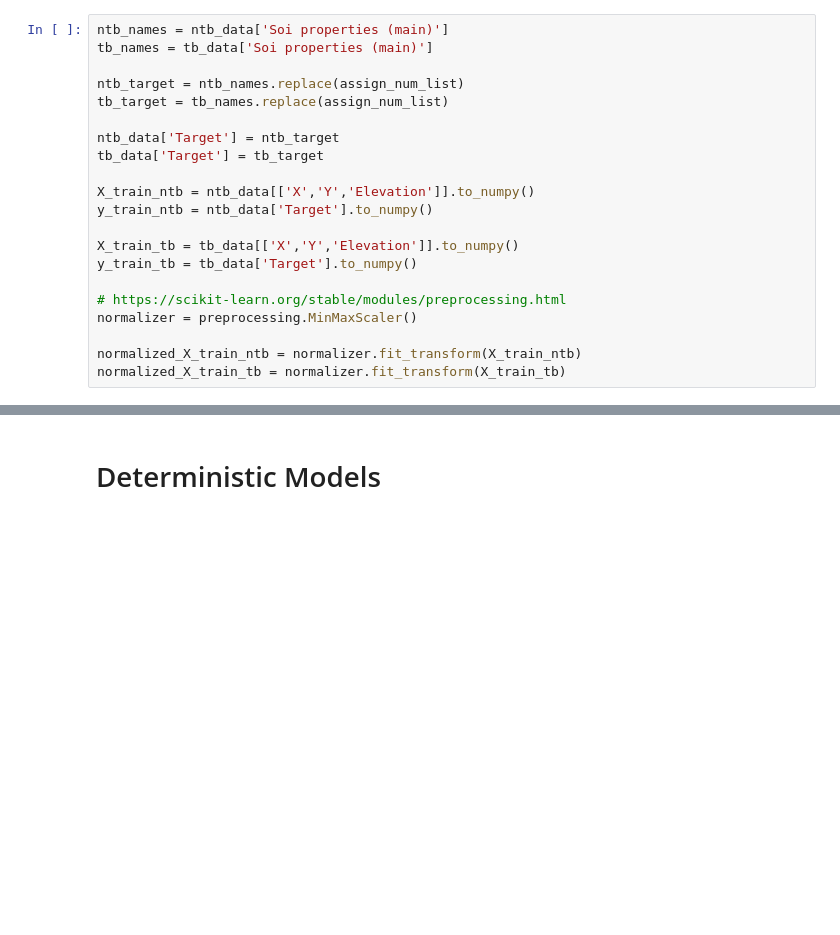
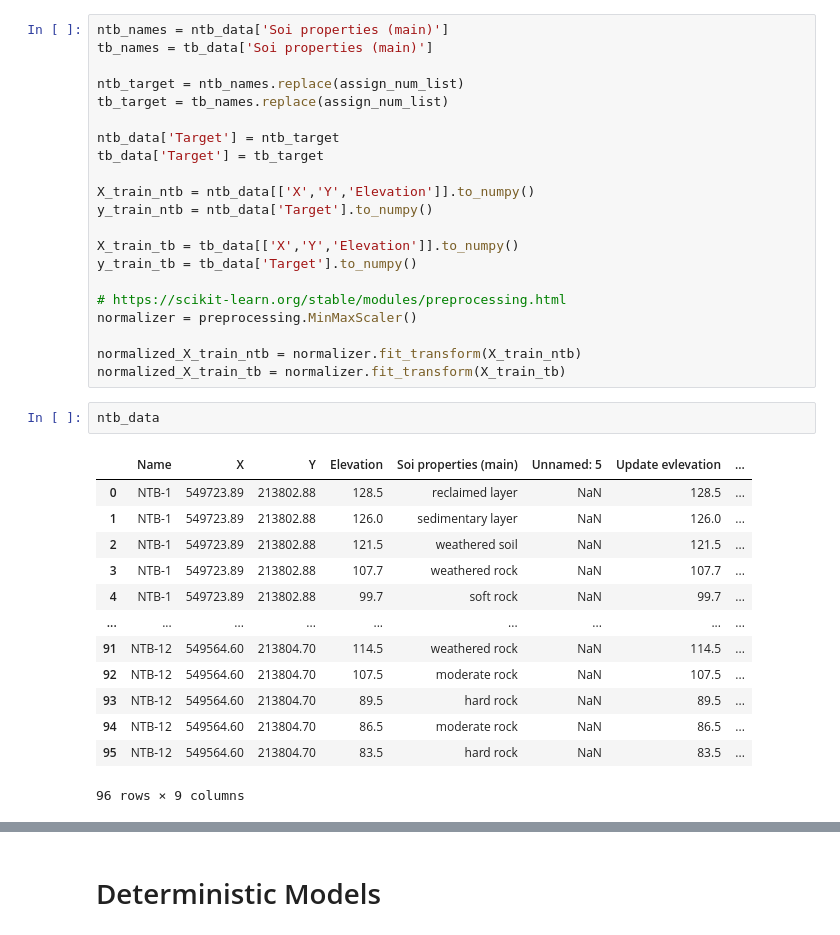
Before and after one commit to daitranskku/soil_properties, a Jupyter notebook: regression_models.ipynb, the cells around one changed output, grey strips where cells are left out. Drawn from its saved outputs; the diff is of its cells as text; blank space fills up the shorter version.

```diff
--- a/regression_models.ipynb
+++ b/regression_models.ipynb
@@ -57,3 +59,19 @@ normalizer = preprocessing.MinMaxScaler()
 
 normalized_X_train_ntb = normalizer.fit_transform(X_train_ntb)
 normalized_X_train_tb = normalizer.fit_transform(X_train_tb)
+# %%
+ntb_data
+# %% [output]
+|  | Name | X | Y | Elevation | Soi properties (main) | Unnamed: 5 | Update evlevation | ... |
+| 0 | NTB-1 | 549723.89 | 213802.88 | 128.5 | reclaimed layer | NaN | 128.5 | ... |
+| 1 | NTB-1 | 549723.89 | 213802.88 | 126.0 | sedimentary layer | NaN | 126.0 | ... |
+| 2 | NTB-1 | 549723.89 | 213802.88 | 121.5 | weathered soil | NaN | 121.5 | ... |
+| 3 | NTB-1 | 549723.89 | 213802.88 | 107.7 | weathered rock | NaN | 107.7 | ... |
+| 4 | NTB-1 | 549723.89 | 213802.88 | 99.7 | soft rock | NaN | 99.7 | ... |
+| ... | ... | ... | ... | ... | ... | ... | ... | ... |
+| 91 | NTB-12 | 549564.60 | 213804.70 | 114.5 | weathered rock | NaN | 114.5 | ... |
+| 92 | NTB-12 | 549564.60 | 213804.70 | 107.5 | moderate rock | NaN | 107.5 | ... |
+| 93 | NTB-12 | 549564.60 | 213804.70 | 89.5 | hard rock | NaN | 89.5 | ... |
+| 94 | NTB-12 | 549564.60 | 213804.70 | 86.5 | moderate rock | NaN | 86.5 | ... |
+| 95 | NTB-12 | 549564.60 | 213804.70 | 83.5 | hard rock | NaN | 83.5 | ... |
+96 rows × 9 columns
```
Also changed, not shown: parts of 10 cells of this notebook.
